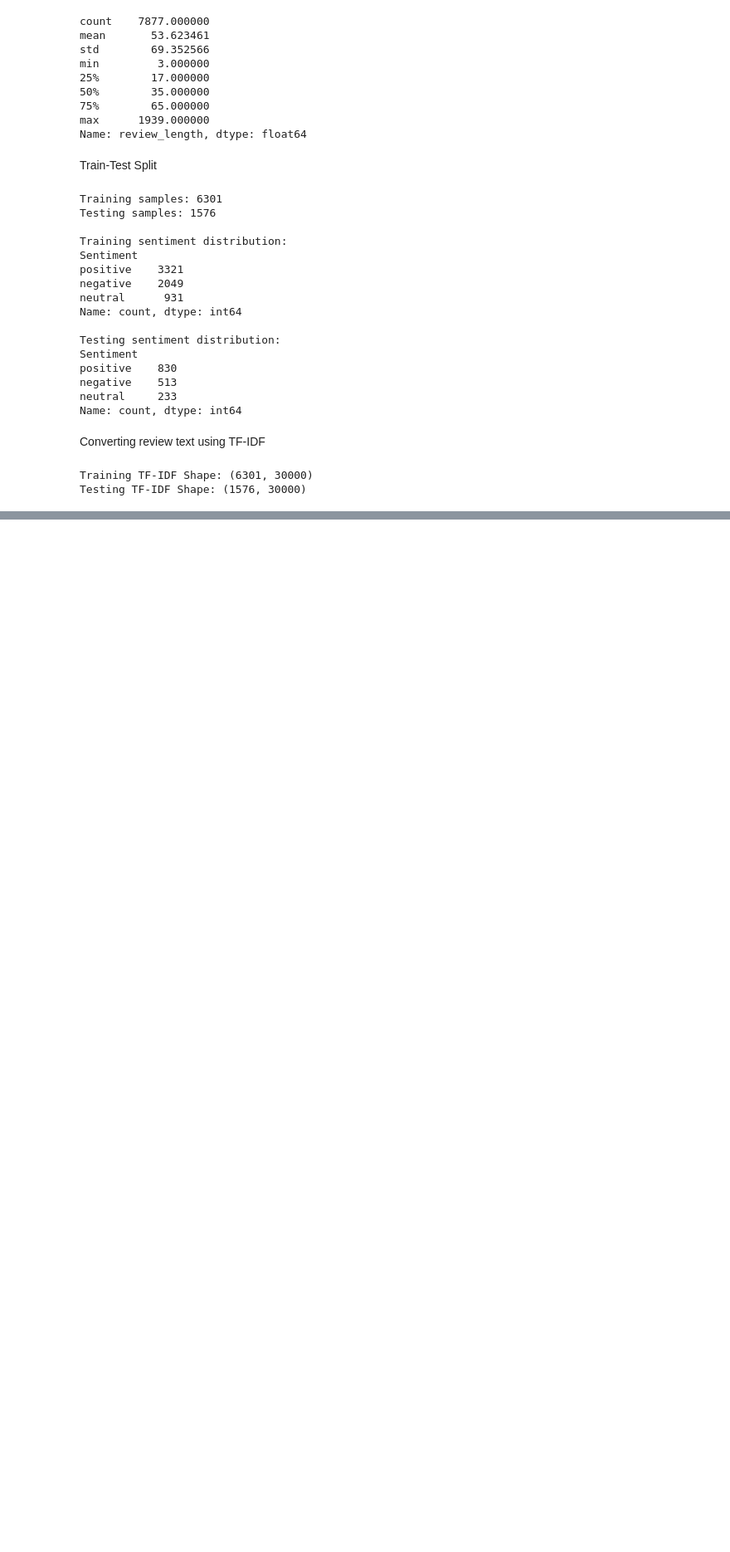
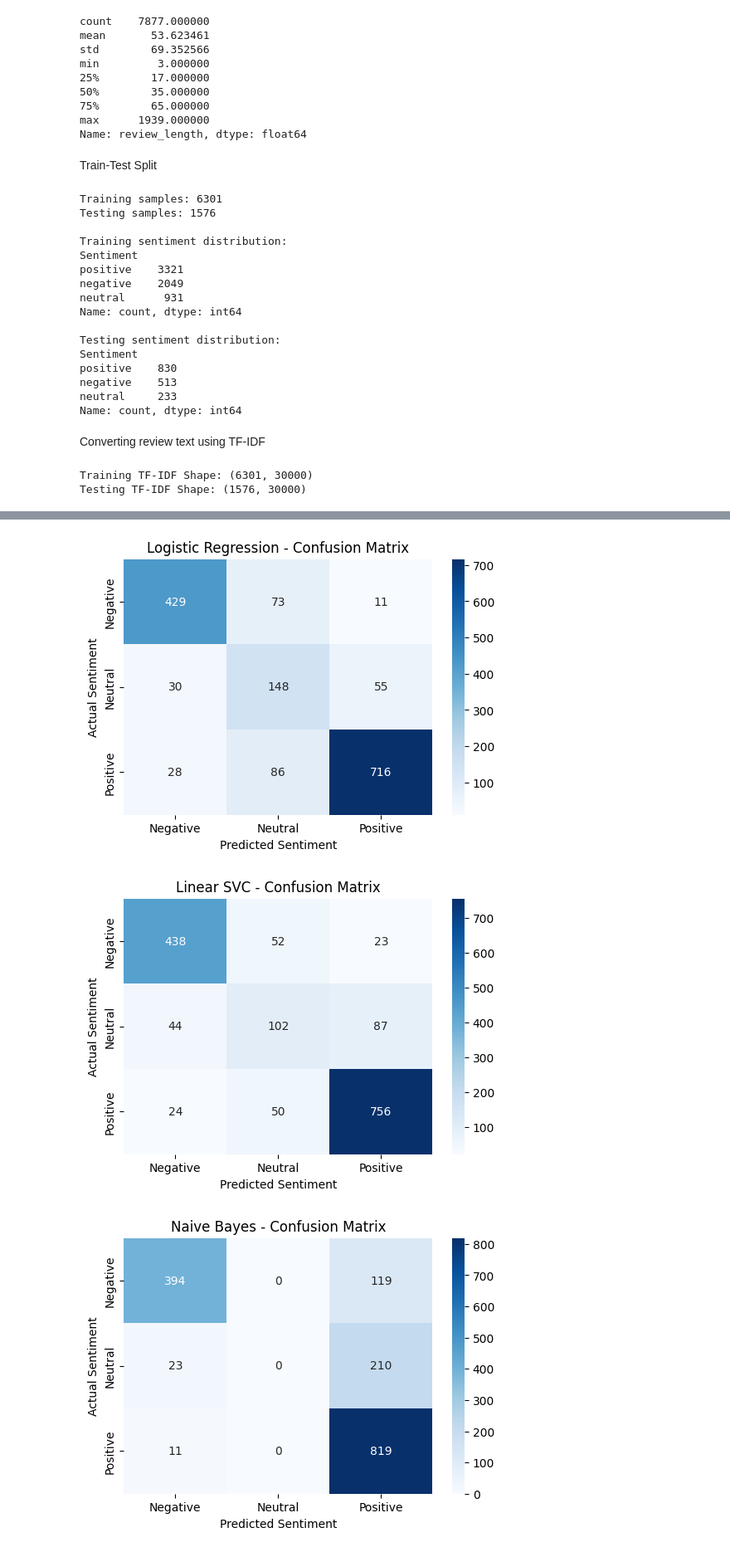
Before and after one commit to pusalaspreetham-code/amazon-review-analyzer, a Jupyter notebook: data_prepocessing/sentiment_preprocessing.ipynb, the cells around one changed output, grey strips where cells are left out. Shown at 83% size. Drawn from its saved outputs; the diff is of its cells as text; code cells hidden in the pictures; blank space fills up the shorter version.

```diff
--- a/data_prepocessing/sentiment_preprocessing.ipynb
+++ b/data_prepocessing/sentiment_preprocessing.ipynb
@@ -310,0 +346,6 @@ Testing TF-IDF Shape: (1576, 30000)
+# %%
+predictions={}
+for name,model in trained_models.items():
+  print("Generating predictions for:",name)
+  predictions[name]=model.predict(X_test_tfidf)
+  print(name," predictions compleated")
@@ -310,0 +392,8 @@ Testing TF-IDF Shape: (1576, 30000)
+# %%
+for name, prediction in predictions.items():
+    print(name)
+    print(classification_report(
+        y_test,
+        prediction,
+        zero_division=0
+    ))
@@ -310,0 +420,31 @@ Testing TF-IDF Shape: (1576, 30000)
+# %%
+import matplotlib.pyplot as plt
+import seaborn as sns
+
+for name, prediction in predictions.items():
+
+    cm = confusion_matrix(
+        y_test,
+        prediction,
+        labels=["negative", "neutral", "positive"]
+    )
+
+    plt.figure(figsize=(6, 4))
+
+    sns.heatmap(
+        cm,
+        annot=True,
+        fmt="d",
+        cmap="Blues",
+        xticklabels=["Negative", "Neutral", "Positive"],
+        yticklabels=["Negative", "Neutral", "Positive"]
+    )
+
+    plt.title(f"{name} - Confusion Matrix")
+    plt.xlabel("Predicted Sentiment")
+    plt.ylabel("Actual Sentiment")
+    plt.show()
+# %% [output]
+[figure, added]
+[figure, added]
+[figure, added]
```
Also changed, not shown: parts of 14 cells of this notebook.
